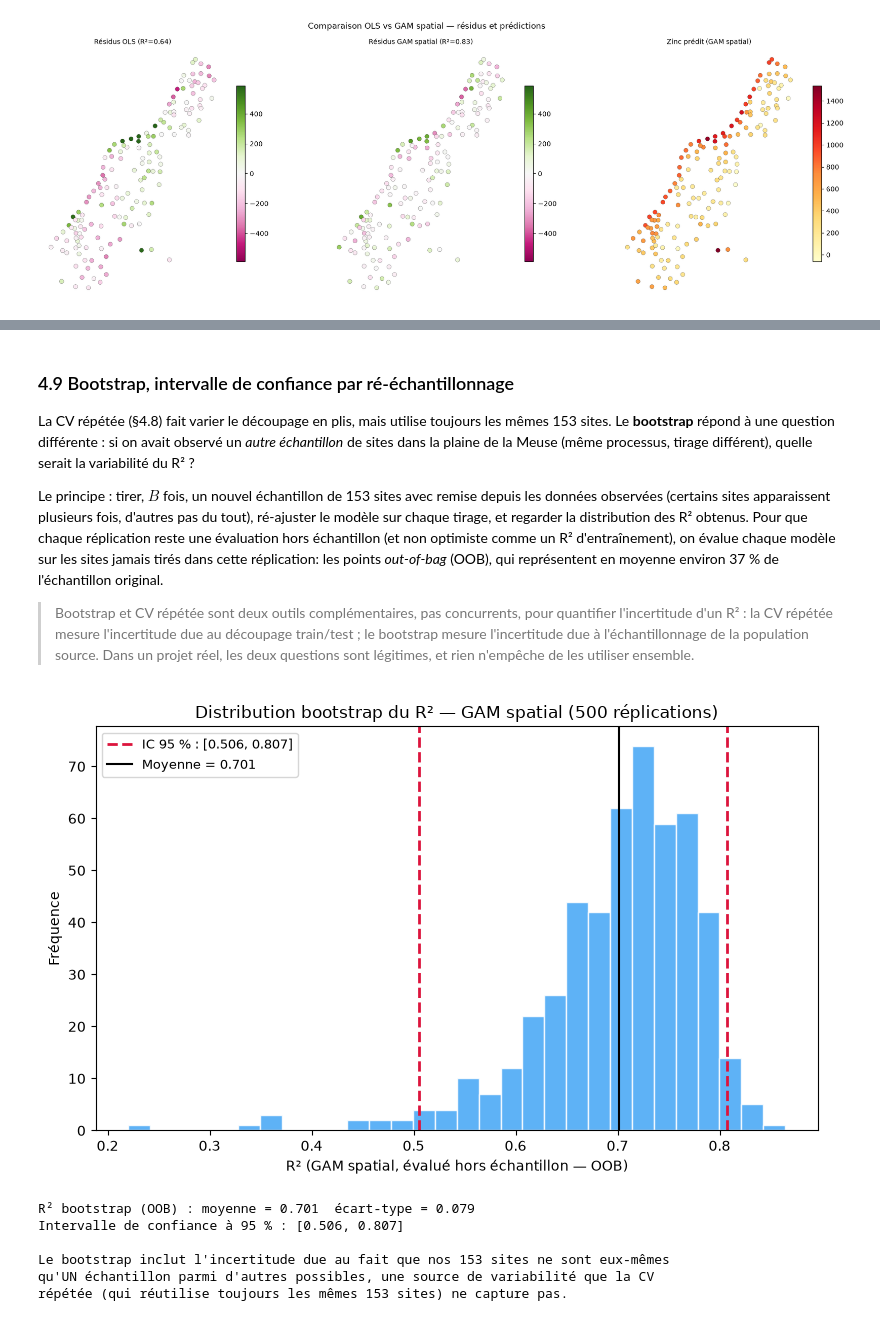
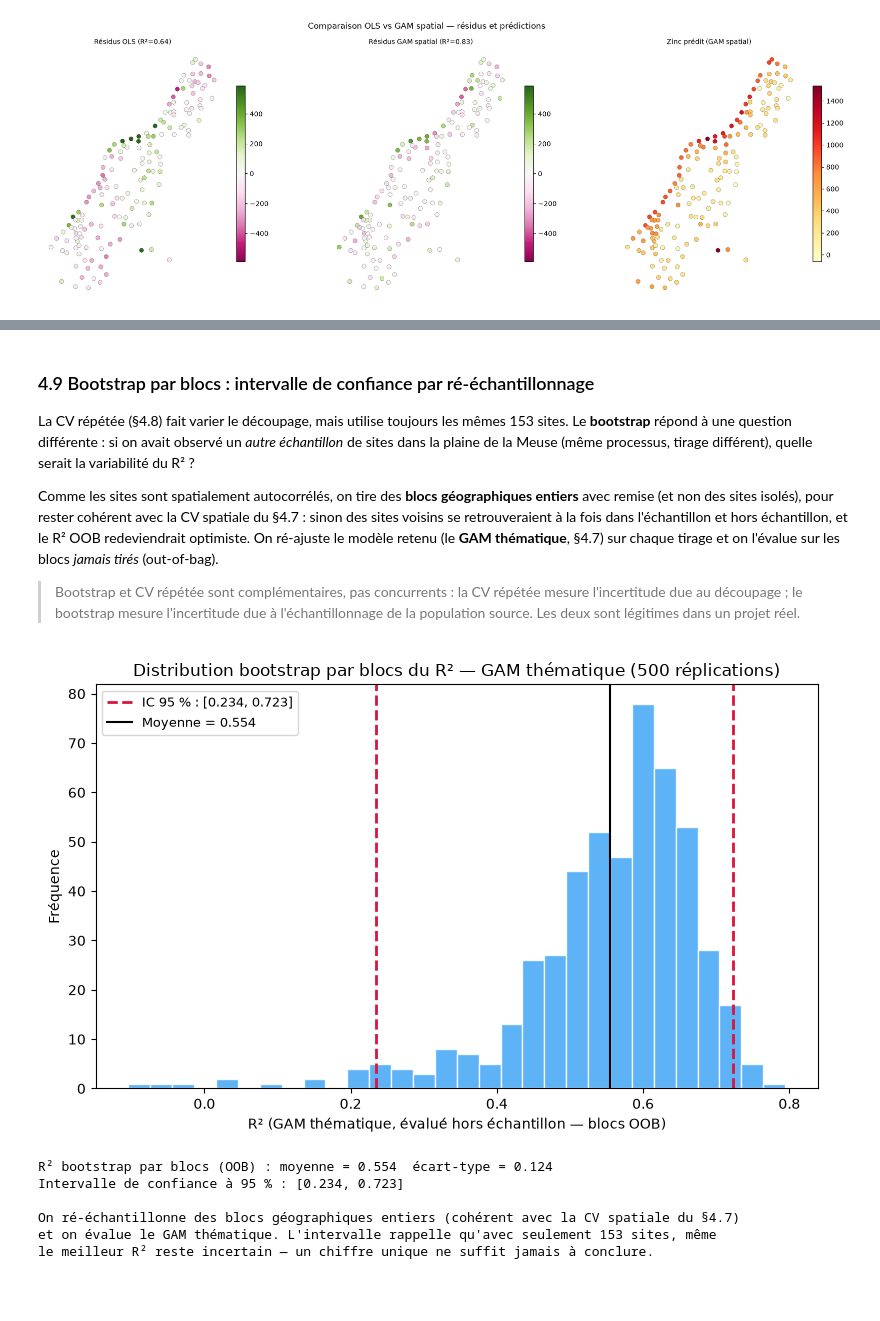
Before and after one commit to gse-unil/2026_Geoinformatique_II, a Jupyter notebook: tps/python/tp-py03.ipynb, the cells around one changed output, grey strips where cells are left out. Drawn from its saved outputs; the diff is of its cells as text; code cells hidden in the pictures; blank space fills up the shorter version.

Commit message:
TP3/TP4 : rigueur spatiale

```diff
--- a/tps/python/tp-py03.ipynb
+++ b/tps/python/tp-py03.ipynb
@@ -832,57 +834,62 @@ d'un seul essai.
 # %% [markdown]
-### 4.9 Bootstrap, intervalle de confiance par ré-échantillonnage
+### 4.9 Bootstrap par blocs : intervalle de confiance par ré-échantillonnage
 
-La CV répétée (§4.8) fait varier le découpage en plis, mais utilise toujours les mêmes 153 sites. Le **bootstrap** répond à une question différente : si on avait observé un *autre échantillon* de sites dans la plaine de la Meuse (même processus, tirage différent), quelle serait la variabilité du R² ?
+La CV répétée (§4.8) fait varier le découpage, mais utilise toujours les mêmes 153 sites. Le **bootstrap** répond à une question différente : si on avait observé un *autre échantillon* de sites dans la plaine de la Meuse (même processus, tirage différent), quelle serait la variabilité du R² ?
 
-Le principe : tirer, $B$ fois, un nouvel échantillon de 153 sites avec remise depuis les données observées (certains sites apparaissent plusieurs fois, d'autres pas du tout), ré-ajuster le modèle sur chaque tirage, et regarder la distribution des R² obtenus. Pour que chaque réplication reste une évaluation hors échantillon (et non optimiste comme un R² d'entraînement), on évalue chaque modèle sur les sites jamais tirés dans cette réplication: les points *out-of-bag* (OOB), qui représentent en moyenne environ 37 % de l'échantillon original.
+Comme les sites sont spatialement autocorrélés, on tire des **blocs géographiques entiers** avec remise (et non des sites isolés), pour rester cohérent avec la CV spatiale du §4.7 : sinon des sites voisins se retrouveraient à la fois dans l'échantillon et hors échantillon, et le R² OOB redeviendrait optimiste. On ré-ajuste le modèle retenu (le **GAM thématique**, §4.7) sur chaque tirage et on l'évalue sur les blocs *jamais tirés* (out-of-bag).
 
-> Bootstrap et CV répétée sont deux outils complémentaires, pas concurrents, pour quantifier l'incertitude d'un R² : la CV répétée mesure l'incertitude due au découpage train/test ; le bootstrap mesure l'incertitude due à l'échantillonnage de la population source. Dans un projet réel, les deux questions sont légitimes, et rien n'empêche de les utiliser ensemble.
+> Bootstrap et CV répétée sont complémentaires, pas concurrents : la CV répétée mesure l'incertitude due au découpage ; le bootstrap mesure l'incertitude due à l'échantillonnage de la population source. Les deux sont légitimes dans un projet réel.
 # %%
 n_boot = 500
-n = len(meuse)
 rng_boot = np.random.default_rng(1)
+
+# Bootstrap par BLOCS spatiaux : on ré-échantillonne des blocs géographiques entiers (pas des
+# sites isolés), cohérent avec la CV spatiale du §4.7. On évalue le GAM thématique (modèle retenu).
+blocks = KMeans(n_clusters=12, n_init=10, random_state=0).fit_predict(meuse[['x', 'y']])
+uniq_blocks = np.unique(blocks)
 
 r2_boot = []
 for _ in range(n_boot):
-    boot_idx = rng_boot.integers(0, n, size=n)          # tirage avec remise (même taille que l'original)
-    oob_idx  = np.setdiff1d(np.arange(n), boot_idx)     # sites jamais tirés (hors échantillon)
+    boot_blocks = rng_boot.choice(uniq_blocks, size=len(uniq_blocks), replace=True)
+    in_mask  = np.isin(blocks, boot_blocks)
+    boot_idx = np.concatenate([np.where(blocks == b)[0] for b in boot_blocks])
+    oob_idx  = np.where(~in_mask)[0]
     if len(oob_idx) < 5:
-        continue   # cas rare : trop peu de points OOB pour évaluer
-
-    pipe_boot = make_pipeline(SplineTransformer(n_knots=5, degree=3, knots='quantile'), Ridge(alpha=0.1))
-    pipe_boot.fit(X_sp[boot_idx], y[boot_idx])
-    r2_boot.append(r2_score(y[oob_idx], pipe_boot.predict(X_sp[oob_idx])))
+        continue   # trop peu de blocs OOB pour évaluer
+    pipe_boot = make_pipeline(SplineTransformer(n_knots=5, degree=3, knots='quantile'), Ridge(alpha=10))
+    pipe_boot.fit(X_th[boot_idx], y[boot_idx])
+    r2_boot.append(r2_score(y[oob_idx], pipe_boot.predict(X_th[oob_idx])))
 
 r2_boot = np.array(r2_boot)
 ci_low, ci_high = np.percentile(r2_boot, [2.5, 97.5])
 
 fig, ax = plt.subplots(figsize=(8, 5))
 ax.hist(r2_boot, bins=30, color='#42a5f5', alpha=0.85, edgecolor='white')
 ax.axvline(ci_low,  color='crimson', linestyle='--', linewidth=2)
 ax.axvline(ci_high, color='crimson', linestyle='--', linewidth=2,
            label=f'IC 95 % : [{ci_low:.3f}, {ci_high:.3f}]')
 ax.axvline(r2_boot.mean(), color='black', linewidth=1.5, label=f'Moyenne = {r2_boot.mean():.3f}')
-ax.set_xlabel('R² (GAM spatial, évalué hors échantillon — OOB)')
+ax.set_xlabel('R² (GAM thématique, évalué hors échantillon — blocs OOB)')
 ax.set_ylabel('Fréquence')
-ax.set_title(f'Distribution bootstrap du R² — GAM spatial ({len(r2_boot)} réplications)')
+ax.set_title(f'Distribution bootstrap par blocs du R² — GAM thématique ({len(r2_boot)} réplications)')
 ax.legend(fontsize=9)
 plt.tight_layout()
 plt.show()
 
-print(f"R² bootstrap (OOB) : moyenne = {r2_boot.mean():.3f}  écart-type = {r2_boot.std():.3f}")
+print(f"R² bootstrap par blocs (OOB) : moyenne = {r2_boot.mean():.3f}  écart-type = {r2_boot.std():.3f}")
 print(f"Intervalle de confiance à 95 % : [{ci_low:.3f}, {ci_high:.3f}]")
 print()
-print("Le bootstrap inclut l'incertitude due au fait que nos 153 sites ne sont eux-mêmes")
-print("qu'UN échantillon parmi d'autres possibles, une source de variabilité que la CV")
-print("répétée (qui réutilise toujours les mêmes 153 sites) ne capture pas.")
+print("On ré-échantillonne des blocs géographiques entiers (cohérent avec la CV spatiale du §4.7)")
+print("et on évalue le GAM thématique. L'intervalle rappelle qu'avec seulement 153 sites, même")
+print("le meilleur R² reste incertain — un chiffre unique ne suffit jamais à conclure.")
 # %% [output]
-[figure, old version]
+[figure, new version]
-R² bootstrap (OOB) : moyenne = 0.701  écart-type = 0.079
-Intervalle de confiance à 95 % : [0.506, 0.807]
+R² bootstrap par blocs (OOB) : moyenne = 0.554  écart-type = 0.124
+Intervalle de confiance à 95 % : [0.234, 0.723]
 
-Le bootstrap inclut l'incertitude due au fait que nos 153 sites ne sont eux-mêmes
-qu'UN échantillon parmi d'autres possibles, une source de variabilité que la CV
-répétée (qui réutilise toujours les mêmes 153 sites) ne capture pas.
+On ré-échantillonne des blocs géographiques entiers (cohérent avec la CV spatiale du §4.7)
+et on évalue le GAM thématique. L'intervalle rappelle qu'avec seulement 153 sites, même
+le meilleur R² reste incertain — un chiffre unique ne suffit jamais à conclure.
 # %% [markdown]
 ---
 ## Récapitulatif
```
Also changed, not shown: parts of 8 cells of this notebook, 3 other files.
